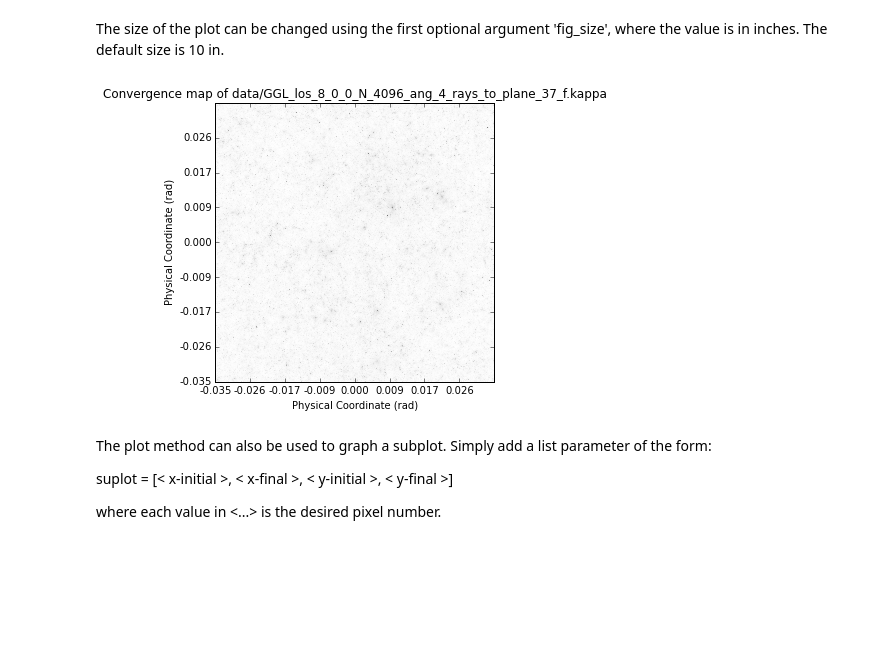
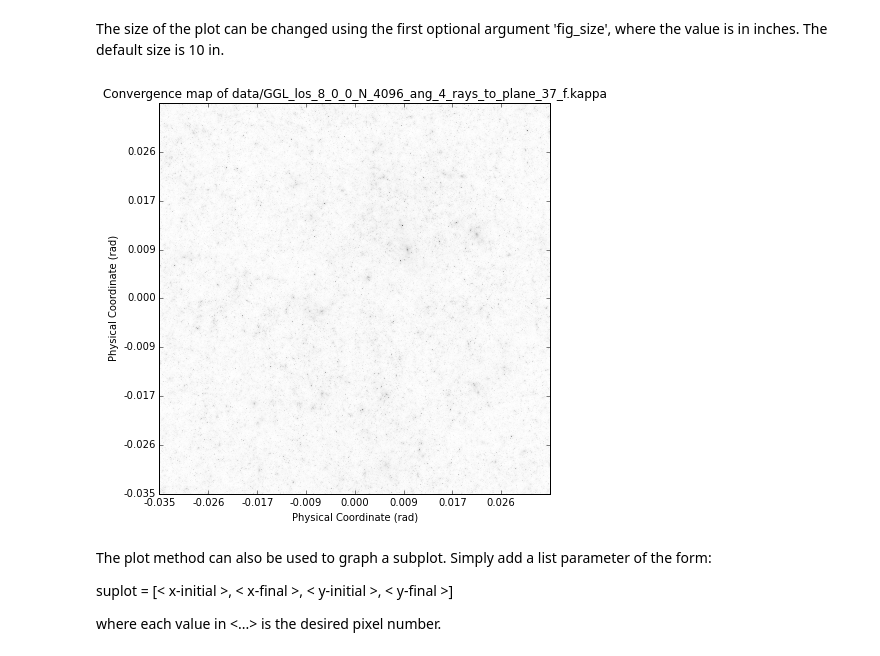
Before and after one commit to drphilmarshall/Pangloss, a Jupyter notebook: Demo.ipynb, the cells around one changed output. Drawn from its saved outputs; the diff is of its cells as text; code cells hidden in the pictures; blank space fills up the shorter version.

Commit message:
Made second plot larger in demo.

```diff
--- a/Demo.ipynb
+++ b/Demo.ipynb
@@ -47,9 +47,9 @@ K.plot()
 # %% [markdown]
 The size of the plot can be changed using the first optional argument 'fig_size', where the value is in inches. The default size is 10 in.
 # %%
-K.plot(5)
+K.plot(7)
 # %% [output]
-[figure, old version]
+[figure, new version]
 # %% [markdown]
 The plot method can also be used to graph a subplot. Simply add a list parameter of the form:
 
```
